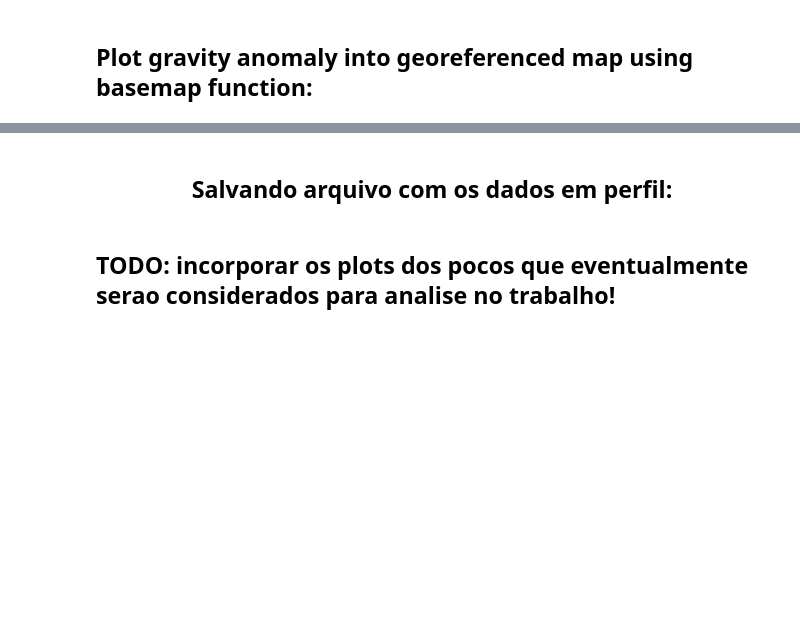
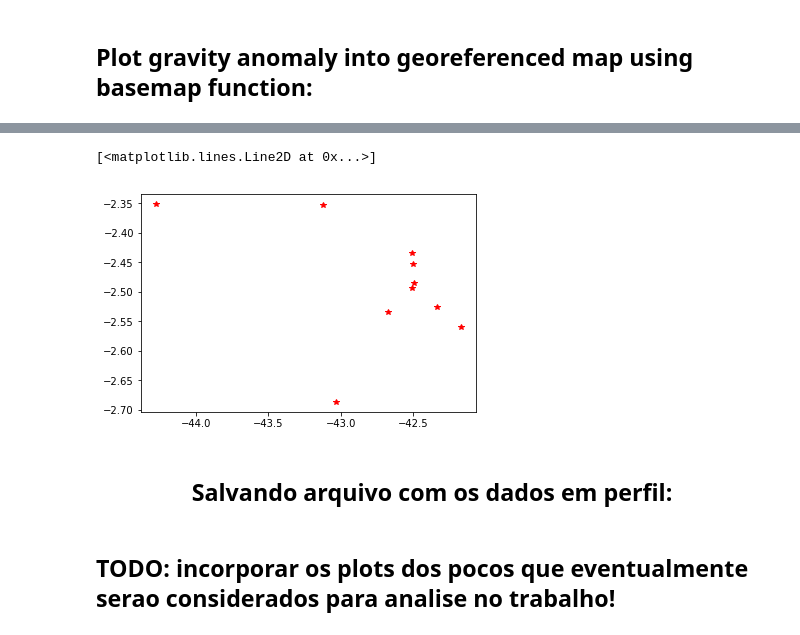
Before and after one commit to MathewsAndrade/Mathews_codes, a Jupyter notebook: Grav_barreirinhas.ipynb, the cells around one changed output, grey strips where cells are left out. Cells and saved outputs as stored; diff of their text form; code cells hidden in the pictures; blank space fills up the shorter version.

```diff
--- a/data_barreirinhas2.ipynb
+++ b/Grav_barreirinhas.ipynb
@@ -491,3 +549,9 @@ plt.show()
+# %%
+plt.
+plt.plot(pocos.Longitude, pocos.Latitude,'* r')
+# %% [output]
+[<matplotlib.lines.Line2D at 0x...>]
+[figure, added]
 # %%
 # calculando a conversao dos dados do perfil para utm:
 size = len(lon)
```
Also changed, not shown: parts of 10 cells of this notebook, 1 other file.
